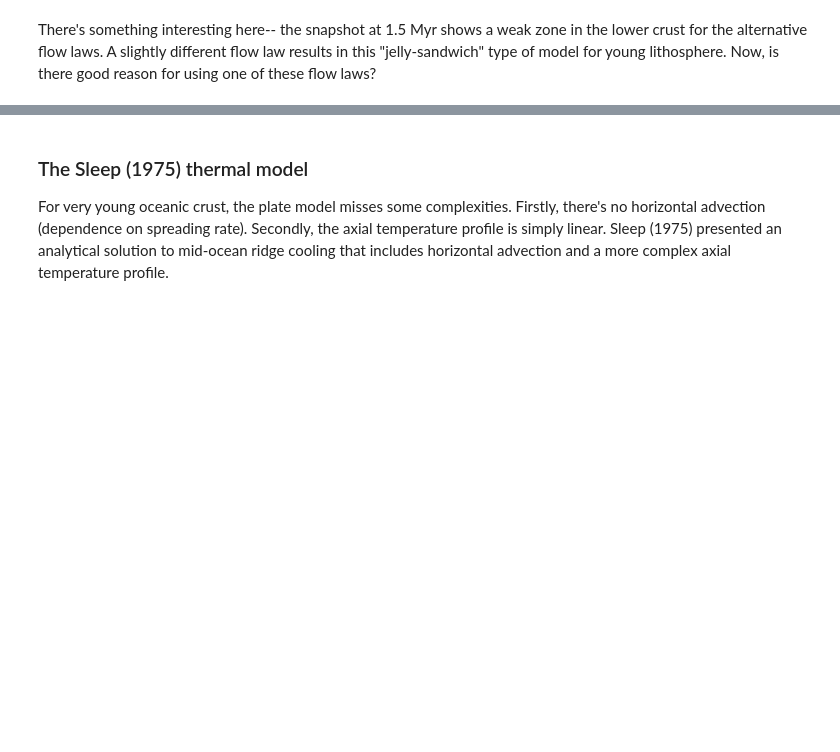
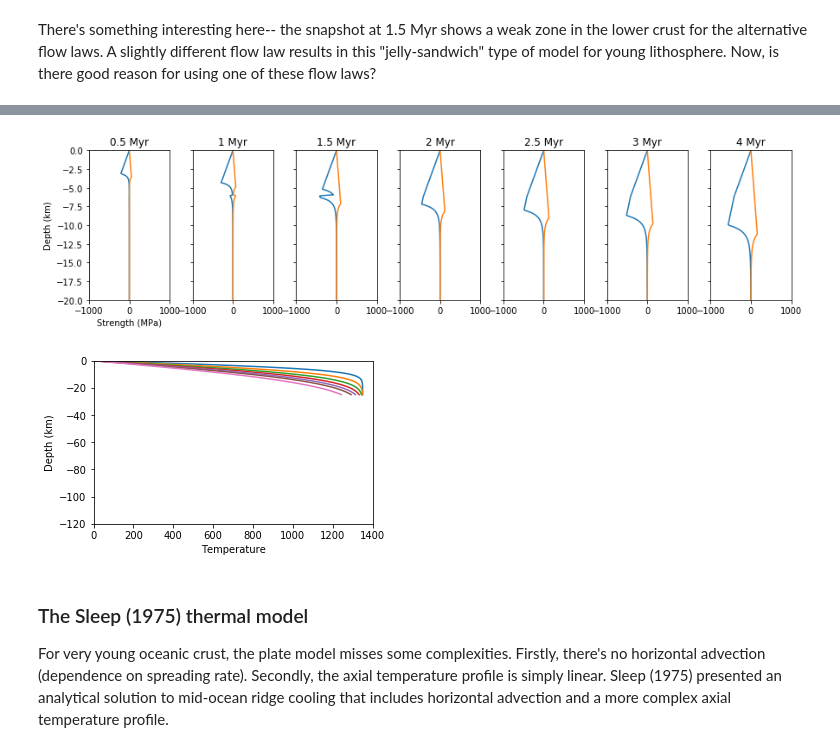
Before and after one commit to hughaharper/yield-strength-envelope, a Jupyter notebook: src/ocean_litho_yse/Ocean-litho-YSE.ipynb, the cells around one changed output, grey strips where cells are left out. Drawn from its saved outputs; the diff is of its cells as text; code cells hidden in the pictures; blank space fills up the shorter version.

```diff
--- a/src/ocean_litho_yse/Ocean-litho-YSE.ipynb
+++ b/src/ocean_litho_yse/Ocean-litho-YSE.ipynb
@@ -97,3 +157,48 @@ For more discussion on thermal models, refer to the jupyter notebook in the 'src
+# %%
+# list of ages to drive the loop
+ages = [0.5, 1, 1.5, 2, 2.5, 3, 4]
+n = len(ages)
+
+i = 0
+# prepare plotting axes
+fig_ystr, axes = plt.subplots(nrows=1,ncols=n,sharey='all',sharex='all',figsize=(12.0, 3.0))
+fig_ystr.tight_layout()
+fig_temp, ax_t = plt.subplots(figsize=(5.0, 3.0))
+# initialize integrated strength array
+strength_plate = np.zeros((n,1))
+# define flags for YSE model
+mod_flags = {
+    'tesw': 0
+}
+
+for age in ages:
+    compute_yse(age,mod_flags)
+    z,temp_plate,pressure,ystr_tension_plate,ystr_compress_plate = read_yse_data('out.temp')
+    #--------------------------------------
+    # plot yse
+    plot_YSE(axes[i],ystr_compress_plate,ystr_tension_plate,z)
+    axes[i].set_title(str(age) + " Myr")
+
+    if i == 0:
+        axes[i].set_xlabel('Strength (MPa)')
+        axes[i].set_ylabel('Depth (km)')
+
+    #--------------------------------------
+    # plot temperature
+    ax_t.plot(temp_plate,z,label=age)
+    if i == (n-1):
+        plt.xlim(0,1400)
+        plt.ylim(-120,0)
+        plt.xlabel('Temperature')
+        plt.ylabel('Depth (km)')
+    #--------------------------------------
+    # integrated strength
+    strength_plate[i] = np.trapz((ystr_tension_a - ystr_compress_a)*1e6,-1*z*1e3);
+
+    i+=1
+# %% [output]
+[figure, added]
+[figure, added]
 # %% [markdown]
 ### The Sleep (1975) thermal model
 For very young oceanic crust, the plate model misses some complexities. Firstly, there's no horizontal advection (dependence on spreading rate). Secondly, the axial temperature profile is simply linear. Sleep (1975) presented an analytical solution to mid-ocean ridge cooling that includes horizontal advection and a more complex axial temperature profile.
```
Also changed, not shown: parts of 13 cells of this notebook, 1 other file.
